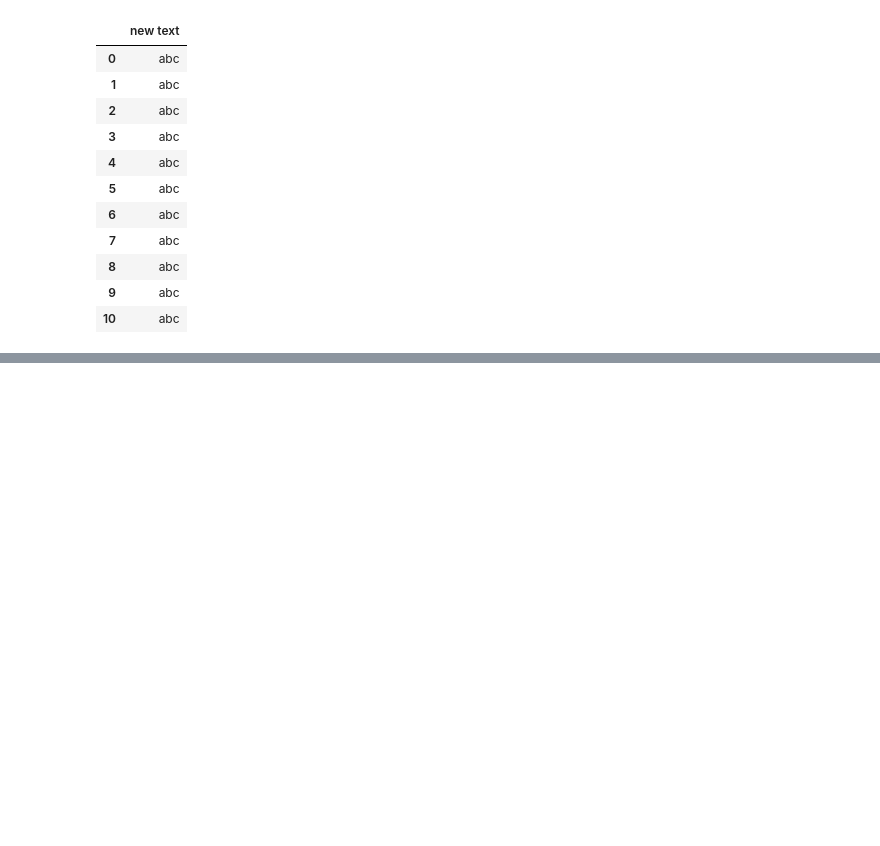
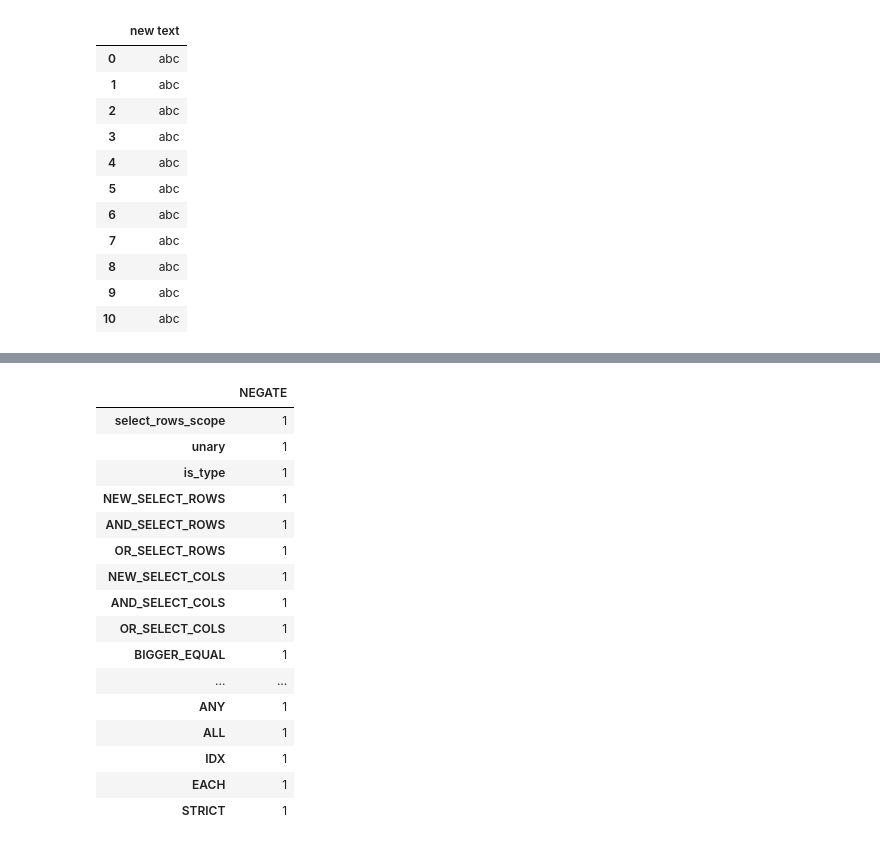
Before and after one commit to MartinVoelkl94/qplib_dev, a Jupyter notebook: interactive_demo.ipynb, the cells around one changed output, grey strips where cells are left out. Drawn from its saved outputs; the diff is of its cells as text; code cells hidden in the pictures; blank space fills up the shorter version.

```diff
--- a/interactive_demo.ipynb
+++ b/interactive_demo.ipynb
@@ -673,0 +829,22 @@ df.q('$new=abc  $header=new text')
+# %%
+#a value of 1 means that 2 traits or symbols are compatible with each other.
+#eg: the following symbols can be used with the negation flag:
+syms.q('NEGATE  %%1')
+# %% [output]
+|  | NEGATE |
+| select_rows_scope | 1 |
+| unary | 1 |
+| is_type | 1 |
+| NEW_SELECT_ROWS | 1 |
+| AND_SELECT_ROWS | 1 |
+| OR_SELECT_ROWS | 1 |
+| NEW_SELECT_COLS | 1 |
+| AND_SELECT_COLS | 1 |
+| OR_SELECT_COLS | 1 |
+| BIGGER_EQUAL | 1 |
+| ... | ... |
+| ANY | 1 |
+| ALL | 1 |
+| IDX | 1 |
+| EACH | 1 |
+| STRICT | 1 |
```
Also changed, not shown: parts of 15 cells of this notebook.
